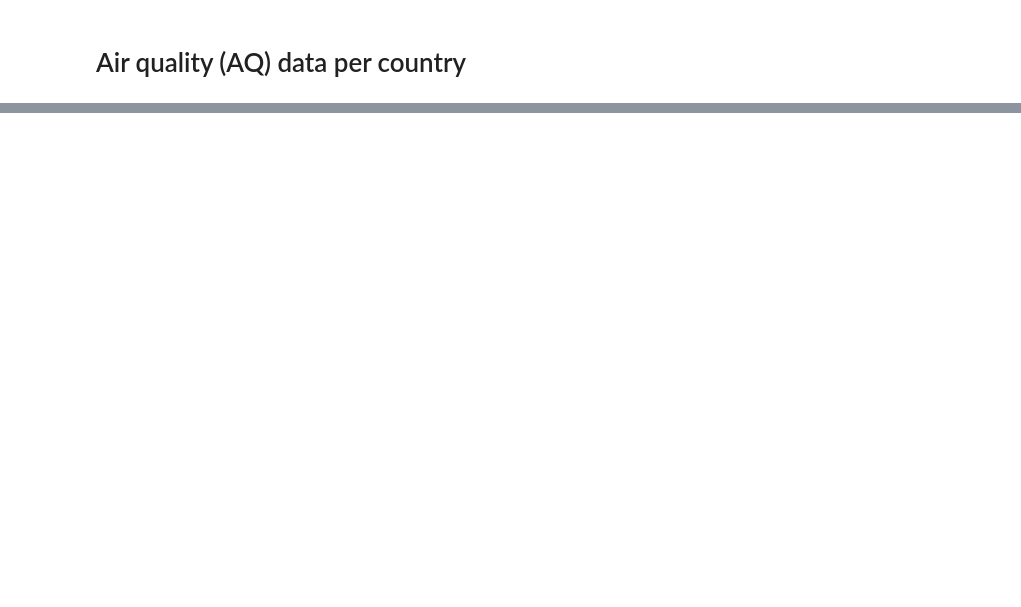
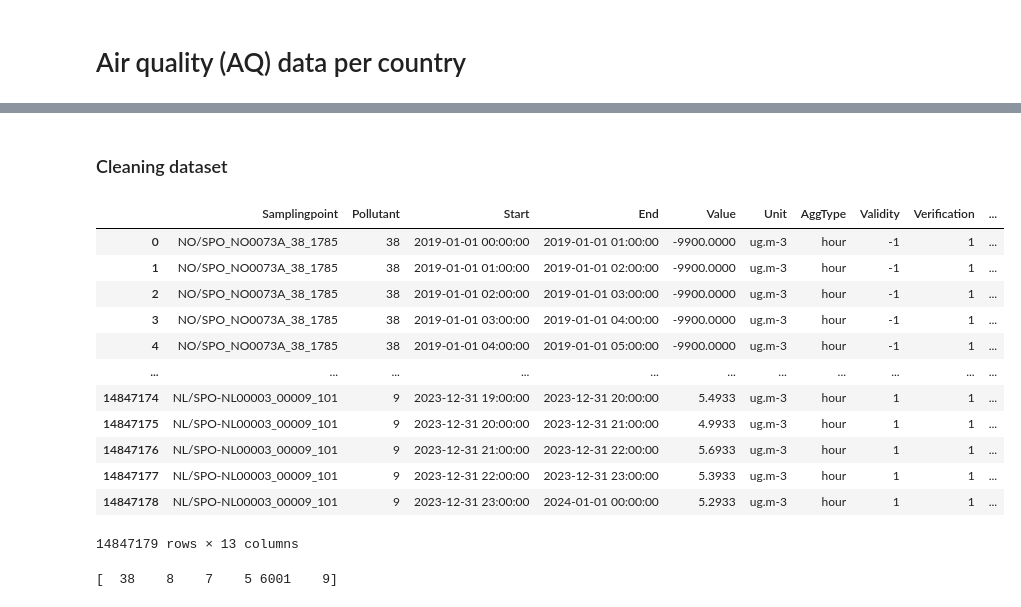
Before and after one commit to JskifterJ/DSML, a Jupyter notebook: src/data_processing.ipynb, the cells around one changed output, grey strips where cells are left out. Saved outputs shown, nothing was run; the diff lists cells and outputs as text; code cells hidden in the pictures; blank space fills up the shorter version.

```diff
--- a/src/data_processing.ipynb
+++ b/src/data_processing.ipynb
@@ -76,2 +99,33 @@ print(f"Combined datasets saved to {processed_path}/")
 # %% [markdown]
 # Air quality (AQ) data per country
+# %%
+pip install pandas pyarrow
+import pandas as pd
+import os
+
+input_folder = "/Users/clarabottinelli/Desktop/PQ_downloads"
+output_folder = "/Users/clarabottinelli/Desktop/CSV_downloads"
+
+for file in os.listdir(input_folder):
+    if file.endswith(".parquet"):
+        df = pd.read_parquet(os.path.join(input_folder, file))
+        csv_filename = file.replace(".parquet", ".csv")
+        df.to_csv(os.path.join(output_folder, csv_filename), index=False)
+# %%
+samplingpoint_data = {}
+
+for csv_file in os.listdir(output_folder):
+    if csv_file.endswith(".csv"):
+        file_path = os.path.join(output_folder, csv_file)
+        df = pd.read_csv(file_path)
+
+        #group dataframe by Samplingpoint
+        for samplingpoint, group in df.groupby("Samplingpoint"):
+            if samplingpoint not in samplingpoint_data:
+                samplingpoint_data[samplingpoint] = group
+            else:
+                samplingpoint_data[samplingpoint] = pd.concat([samplingpoint_data[samplingpoint], group], ignore_index=True)
+
+#merge dataframe with datapoints for all Samplingpoints
+merged_data = pd.concat(samplingpoint_data.values(), ignore_index=True)
+merged_data
@@ -77,0 +146,33 @@ print(f"Combined datasets saved to {processed_path}/")
+# %% [markdown]
+### Cleaning dataset
+# %%
+#identify pollutants corresponding to IDs used by EEA
+pollutant_codes = {
+    5: "NO",
+    7: "CO2",
+    8: "NO2",
+    9: "PM2.5",
+    38: "PM10",
+    6001: "NOX as NO2"
+}
+
+merged_data['Notation'] = merged_data['Pollutant'].map(pollutant_codes)
+merged_data
+# %% [output]
+|  | Samplingpoint | Pollutant | Start | End | Value | Unit | AggType | Validity | Verification | ... |
+| 0 | NO/SPO_NO0073A_38_1785 | 38 | 2019-01-01 00:00:00 | 2019-01-01 01:00:00 | -9900.0000 | ug.m-3 | hour | -1 | 1 | ... |
+| 1 | NO/SPO_NO0073A_38_1785 | 38 | 2019-01-01 01:00:00 | 2019-01-01 02:00:00 | -9900.0000 | ug.m-3 | hour | -1 | 1 | ... |
+| 2 | NO/SPO_NO0073A_38_1785 | 38 | 2019-01-01 02:00:00 | 2019-01-01 03:00:00 | -9900.0000 | ug.m-3 | hour | -1 | 1 | ... |
+| 3 | NO/SPO_NO0073A_38_1785 | 38 | 2019-01-01 03:00:00 | 2019-01-01 04:00:00 | -9900.0000 | ug.m-3 | hour | -1 | 1 | ... |
+| 4 | NO/SPO_NO0073A_38_1785 | 38 | 2019-01-01 04:00:00 | 2019-01-01 05:00:00 | -9900.0000 | ug.m-3 | hour | -1 | 1 | ... |
+| ... | ... | ... | ... | ... | ... | ... | ... | ... | ... | ... |
+| 14847174 | NL/SPO-NL00003_00009_101 | 9 | 2023-12-31 19:00:00 | 2023-12-31 20:00:00 | 5.4933 | ug.m-3 | hour | 1 | 1 | ... |
+| 14847175 | NL/SPO-NL00003_00009_101 | 9 | 2023-12-31 20:00:00 | 2023-12-31 21:00:00 | 4.9933 | ug.m-3 | hour | 1 | 1 | ... |
+| 14847176 | NL/SPO-NL00003_00009_101 | 9 | 2023-12-31 21:00:00 | 2023-12-31 22:00:00 | 5.6933 | ug.m-3 | hour | 1 | 1 | ... |
+| 14847177 | NL/SPO-NL00003_00009_101 | 9 | 2023-12-31 22:00:00 | 2023-12-31 23:00:00 | 5.3933 | ug.m-3 | hour | 1 | 1 | ... |
+| 14847178 | NL/SPO-NL00003_00009_101 | 9 | 2023-12-31 23:00:00 | 2024-01-01 00:00:00 | 5.2933 | ug.m-3 | hour | 1 | 1 | ... |
+14847179 rows × 13 columns
+# %%
+print(merged_data['Pollutant'].unique())
+# %% [output]
+[  38    8    7    5 6001    9]
```
Also changed, not shown: parts of 21 cells of this notebook, 12 other files.
